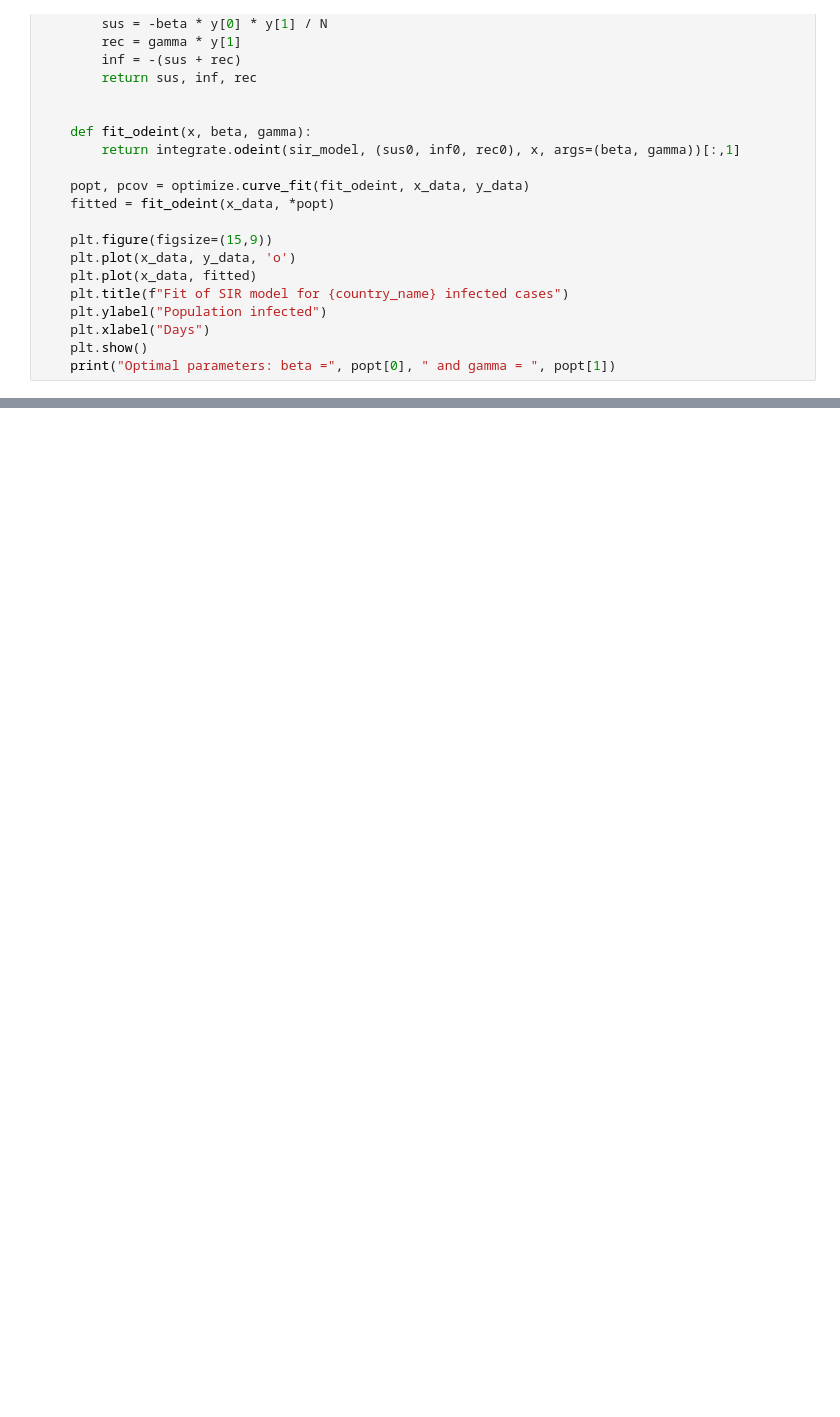
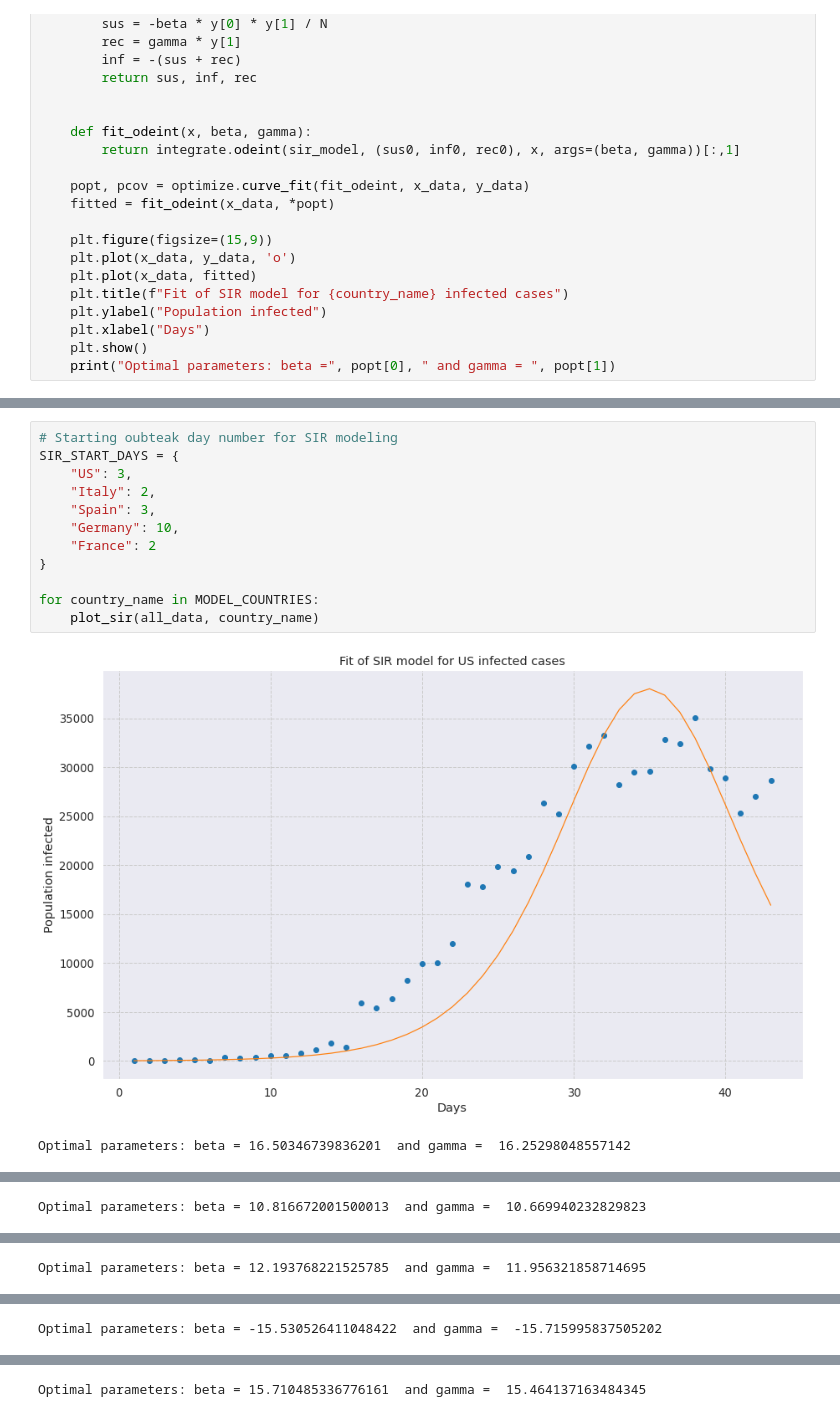
Before and after one commit to rdcolema/covid19-tracking, a Jupyter notebook: covid_forecasting.ipynb, the cells around one changed output, grey strips where cells are left out. Drawn from its saved outputs; the diff is of its cells as text; blank space fills up the shorter version.

```diff
--- a/covid_forecasting.ipynb
+++ b/covid_forecasting.ipynb
@@ -456,0 +434,15 @@ Optimal parameters: beta = 12.916219513054036  and gamma =  12.72624016672889
+# %%
+# Starting oubteak day number for SIR modeling
+SIR_START_DAYS = {
+    "US": 3,
+    "Italy": 2,
+    "Spain": 3,
+    "Germany": 10,
+    "France": 2
+}
+
+for country_name in MODEL_COUNTRIES:
+    plot_sir(all_data, country_name)
+# %% [output]
+[figure, added]
+Optimal parameters: beta = 16.50346739836201  and gamma =  16.25298048557142
@@ -456,0 +450 @@ Optimal parameters: beta = 12.916219513054036  and gamma =  12.72624016672889
+Optimal parameters: beta = 10.816672001500013  and gamma =  10.669940232829823
@@ -456,0 +452 @@ Optimal parameters: beta = 12.916219513054036  and gamma =  12.72624016672889
+Optimal parameters: beta = 12.193768221525785  and gamma =  11.956321858714695
@@ -456,0 +454 @@ Optimal parameters: beta = 12.916219513054036  and gamma =  12.72624016672889
+Optimal parameters: beta = -15.530526411048422  and gamma =  -15.715995837505202
@@ -456,0 +456 @@ Optimal parameters: beta = 12.916219513054036  and gamma =  12.72624016672889
+Optimal parameters: beta = 15.710485336776161  and gamma =  15.464137163484345
```
Also changed, not shown: parts of 6 cells of this notebook, 2 other files.
